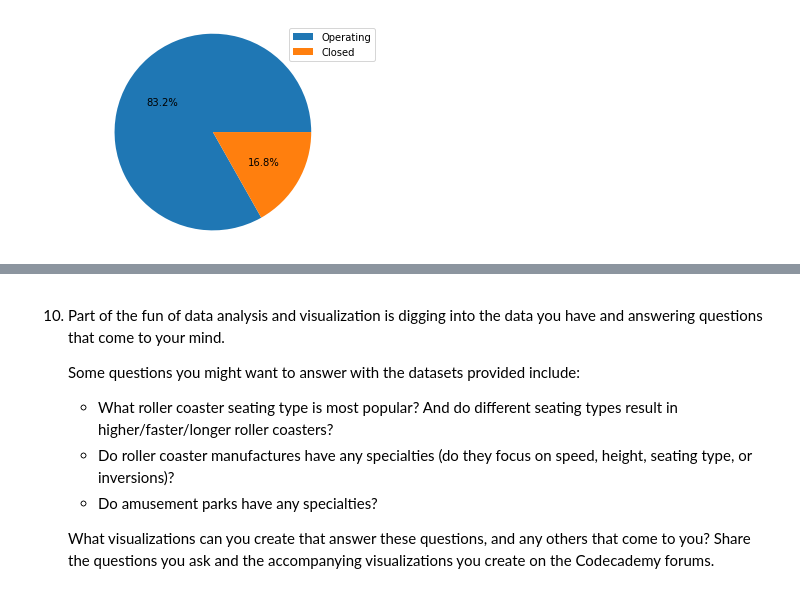
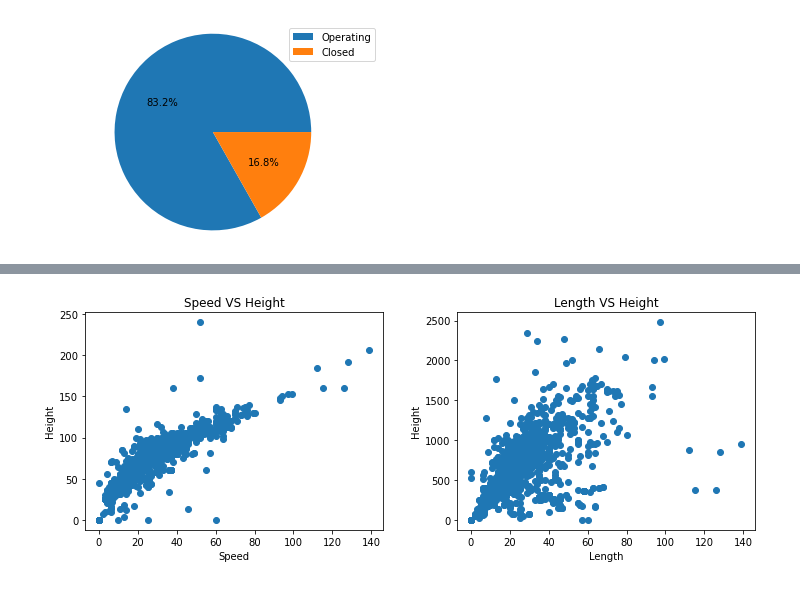
Before and after one commit to soyuz108/Roller-Coasters, a Jupyter notebook: Roller Coaster.ipynb, the cells around one changed output, grey strips where cells are left out. Drawn from its saved outputs; the diff is of its cells as text; code cells hidden in the pictures.

```diff
--- a/Roller Coaster.ipynb
+++ b/Roller Coaster.ipynb
@@ -252,9 +234,17 @@ pie_chart_status(df_coasters)
-# %% [markdown]
-10. Part of the fun of data analysis and visualization is digging into the data you have and answering questions that come to your mind.
-
-    Some questions you might want to answer with the datasets provided include:
-    - What roller coaster seating type is most popular? And do different seating types result in higher/faster/longer roller coasters?
-    - Do roller coaster manufactures have any specialties (do they focus on speed, height, seating type, or inversions)?
-    - Do amusement parks have any specialties?
-
-    What visualizations can you create that answer these questions, and any others that come to you? Share the questions you ask and the accompanying visualizations you create on the Codecademy forums.
+# %%
+# Create a function to plot scatter of speed vs height
+def plot_scatter(df, ax, col_1, col_2, title_1, title_2):
+  df = df[df["height"] < 140]
+  ax.scatter(df[col_1], df[col_2])
+  ax.set_xlabel(title_1)
+  ax.set_ylabel(title_2)
+  ax.set_title("{} VS {}".format(title_1, title_2))
+  # Create a subplot for visualization manipulations
+fig, axs = plt.subplots(1, 2, figsize=(12, 4))
+plt.subplots_adjust(wspace=0.25)
+# Create a scatter plot of roller coaster height by speed
+plot_scatter(df_coasters, axs[0], "height", "speed", "Speed", "Height")
+plot_scatter(df_coasters, axs[1], "height", "length", "Length", "Height")
+plt.show()
+# %% [output]
+[figure, added]
```
Also changed, not shown: parts of 7 cells of this notebook.
